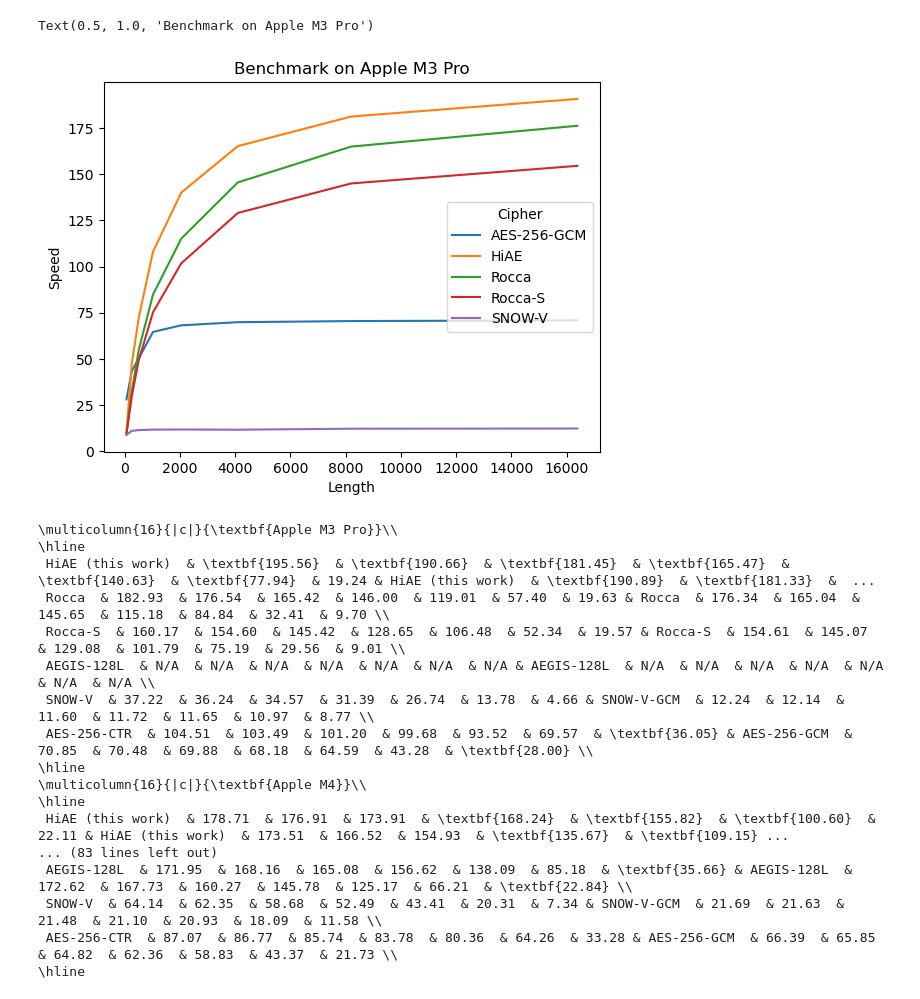
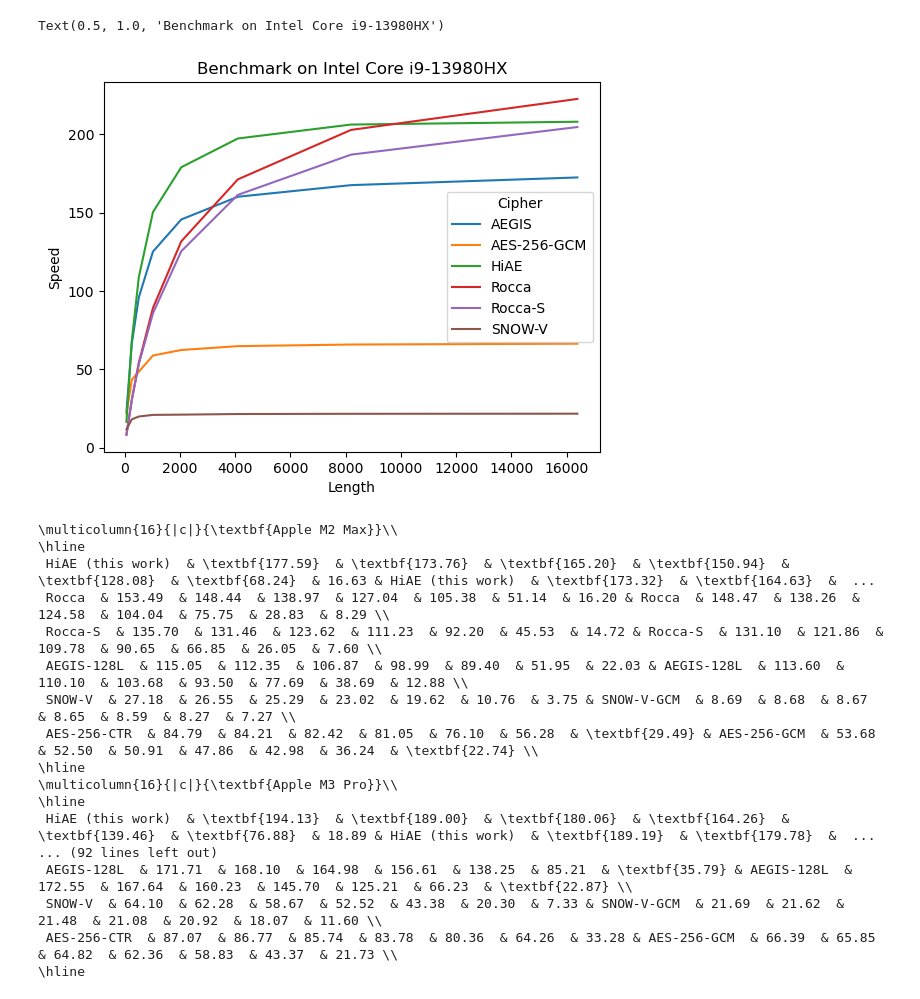
Before and after one commit to Concyclics/Rocca-with-VAES-performance-analysis, a Jupyter notebook: test_logs/plot.ipynb, the cells around one changed output. Saved outputs shown, nothing was run; the diff lists cells and outputs as text; code cells hidden in the pictures.

```diff
--- a/test_logs/plot.ipynb
+++ b/test_logs/plot.ipynb
@@ -57,8 +57,8 @@ def addfile_4(cpu, filename, dftmp):
                 dftmp = pd.concat([dftmp, pd.DataFrame([[cipher, mode, cpu, length, speed]], columns=dftmp.columns)], ignore_index=True)
     return dftmp
 # %%
-Devices_dir = ["M3Pro", "M4", "W3495", "Icelake", "EPYC9334", "7950X", "6242R", "E5-2620v3", "12800HX", "13900HX", "13980HX"]
-Devices = ["Apple M3 Pro", "Apple M4", "Intel Xeon W9-3495X", "Intel Xeon Gold 6326", "AMD EPYC 9334", "AMD Ryzen 9 7950X", "Intel Xeon Gold 6242R", "Intel Xeon E5-2620v3", "Intel Core i7-12800HX", "Intel Core i9-13900HX", "Intel Core i9-13980HX"]
+Devices_dir = ["M2Max", "M3Pro", "M4", "W3495", "Icelake", "EPYC9334", "7950X", "6242R", "E5-2620v3", "12800HX", "13900HX", "13980HX"]
+Devices = ["Apple M2 Max", "Apple M3 Pro", "Apple M4", "Intel Xeon W9-3495X", "Intel Xeon Gold 6326", "AMD EPYC 9334", "AMD Ryzen 9 7950X", "Intel Xeon Gold 6242R", "Intel Xeon E5-2620v3", "Intel Core i7-12800HX", "Intel Core i9-13900HX", "Intel Core i9-13980HX"]
 df = pd.DataFrame(columns=["Cipher", "Mode", "CPU", "Length", "Speed"])
 for device_id in range(len(Devices)):
     device = Devices[device_id]
@@ -118,12 +131,12 @@ SyntaxError: invalid syntax (135760371.py, line 12)
 # %%
-CPU_name = "Apple M3 Pro"
+CPU_name = "Intel Core i9-13980HX"
 Mode_name = 'AEAD'
 import matplotlib.pyplot as plt
 sns.lineplot(data=df_avg[(df_avg['CPU'] == CPU_name) & (df_avg['Mode'] == Mode_name)& (df_avg['Length'] < 17000) & (df_avg['Length'] >=64)], x='Length', y='Speed', hue="Cipher", palette="tab10")
 plt.title("Benchmark on " + CPU_name)
 # %% [output]
-Text(0.5, 1.0, 'Benchmark on Apple M3 Pro')
+Text(0.5, 1.0, 'Benchmark on Intel Core i9-13980HX')
-[figure, old version]
+[figure, new version]
 # %%
 #Devices = ["Apple M1", "Apple M2 Max", "Apple M3 Pro", "AMD EPYC 9334", "Intel Xeon Gold 6326",
 #          "Intel Xeon Gold 6230", "Intel Xeon Silver 4108", "Intel Xeon E5-2620 v3", "AMD EPYC 7763",
@@ -165,20 +178,20 @@ for device in Devices:
         print(s[1:] + "\\\\")
     print("\\hline")
 # %% [output]
+\multicolumn{16}{|c|}{\textbf{Apple M2 Max}}\\
+\hline
+ HiAE (this work)  & \textbf{177.59}  & \textbf{173.76}  & \textbf{165.20}  & \textbf{150.94}  & \textbf{128.08}  & \textbf{68.24}  & 16.63 & HiAE (this work)  & \textbf{173.32}  & \textbf{164.63}  &  ...
+ Rocca  & 153.49  & 148.44  & 138.97  & 127.04  & 105.38  & 51.14  & 16.20 & Rocca  & 148.47  & 138.26  & 124.58  & 104.04  & 75.75  & 28.83  & 8.29 \\
+ Rocca-S  & 135.70  & 131.46  & 123.62  & 111.23  & 92.20  & 45.53  & 14.72 & Rocca-S  & 131.10  & 121.86  & 109.78  & 90.65  & 66.85  & 26.05  & 7.60 \\
+ AEGIS-128L  & 115.05  & 112.35  & 106.87  & 98.99  & 89.40  & 51.95  & 22.03 & AEGIS-128L  & 113.60  & 110.10  & 103.68  & 93.50  & 77.69  & 38.69  & 12.88 \\
+ SNOW-V  & 27.18  & 26.55  & 25.29  & 23.02  & 19.62  & 10.76  & 3.75 & SNOW-V-GCM  & 8.69  & 8.68  & 8.67  & 8.65  & 8.59  & 8.27  & 7.27 \\
+ AES-256-CTR  & 84.79  & 84.21  & 82.42  & 81.05  & 76.10  & 56.28  & \textbf{29.49} & AES-256-GCM  & 53.68  & 52.50  & 50.91  & 47.86  & 42.98  & 36.24  & \textbf{22.74} \\
+\hline
 \multicolumn{16}{|c|}{\textbf{Apple M3 Pro}}\\
 \hline
- HiAE (this work)  & \textbf{195.56}  & \textbf{190.66}  & \textbf{181.45}  & \textbf{165.47}  & \textbf{140.63}  & \textbf{77.94}  & 19.24 & HiAE (this work)  & \textbf{190.89}  & \textbf{181.33}  &  ...
- Rocca  & 182.93  & 176.54  & 165.42  & 146.00  & 119.01  & 57.40  & 19.63 & Rocca  & 176.34  & 165.04  & 145.65  & 115.18  & 84.84  & 32.41  & 9.70 \\
- Rocca-S  & 160.17  & 154.60  & 145.42  & 128.65  & 106.48  & 52.34  & 19.57 & Rocca-S  & 154.61  & 145.07  & 129.08  & 101.79  & 75.19  & 29.56  & 9.01 \\
- AEGIS-128L  & N/A  & N/A  & N/A  & N/A  & N/A  & N/A  & N/A & AEGIS-128L  & N/A  & N/A  & N/A  & N/A  & N/A  & N/A  & N/A \\
- SNOW-V  & 37.22  & 36.24  & 34.57  & 31.39  & 26.74  & 13.78  & 4.66 & SNOW-V-GCM  & 12.24  & 12.14  & 11.60  & 11.72  & 11.65  & 10.97  & 8.77 \\
- AES-256-CTR  & 104.51  & 103.49  & 101.20  & 99.68  & 93.52  & 69.57  & \textbf{36.05} & AES-256-GCM  & 70.85  & 70.48  & 69.88  & 68.18  & 64.59  & 43.28  & \textbf{28.00} \\
-\hline
-\multicolumn{16}{|c|}{\textbf{Apple M4}}\\
-\hline
- HiAE (this work)  & 178.71  & 176.91  & 173.91  & \textbf{168.24}  & \textbf{155.82}  & \textbf{100.60}  & 22.11 & HiAE (this work)  & 173.51  & 166.52  & 154.93  & \textbf{135.67}  & \textbf{109.15} ...
-... (83 lines left out)
- AEGIS-128L  & 171.95  & 168.16  & 165.08  & 156.62  & 138.09  & 85.18  & \textbf{35.66} & AEGIS-128L  & 172.62  & 167.73  & 160.27  & 145.78  & 125.17  & 66.21  & \textbf{22.84} \\
- SNOW-V  & 64.14  & 62.35  & 58.68  & 52.49  & 43.41  & 20.31  & 7.34 & SNOW-V-GCM  & 21.69  & 21.63  & 21.48  & 21.10  & 20.93  & 18.09  & 11.58 \\
+ HiAE (this work)  & \textbf{194.13}  & \textbf{189.00}  & \textbf{180.06}  & \textbf{164.26}  & \textbf{139.46}  & \textbf{76.88}  & 18.89 & HiAE (this work)  & \textbf{189.19}  & \textbf{179.78}  &  ...
+... (92 lines left out)
+ AEGIS-128L  & 171.71  & 168.10  & 164.98  & 156.61  & 138.25  & 85.21  & \textbf{35.79} & AEGIS-128L  & 172.55  & 167.64  & 160.23  & 145.70  & 125.21  & 66.23  & \textbf{22.87} \\
+ SNOW-V  & 64.10  & 62.28  & 58.67  & 52.52  & 43.38  & 20.30  & 7.33 & SNOW-V-GCM  & 21.69  & 21.62  & 21.48  & 21.08  & 20.92  & 18.07  & 11.60 \\
  AES-256-CTR  & 87.07  & 86.77  & 85.74  & 83.78  & 80.36  & 64.26  & 33.28 & AES-256-GCM  & 66.39  & 65.85  & 64.82  & 62.36  & 58.83  & 43.37  & 21.73 \\
 \hline
```
Also changed, not shown: parts of 4 cells of this notebook.
